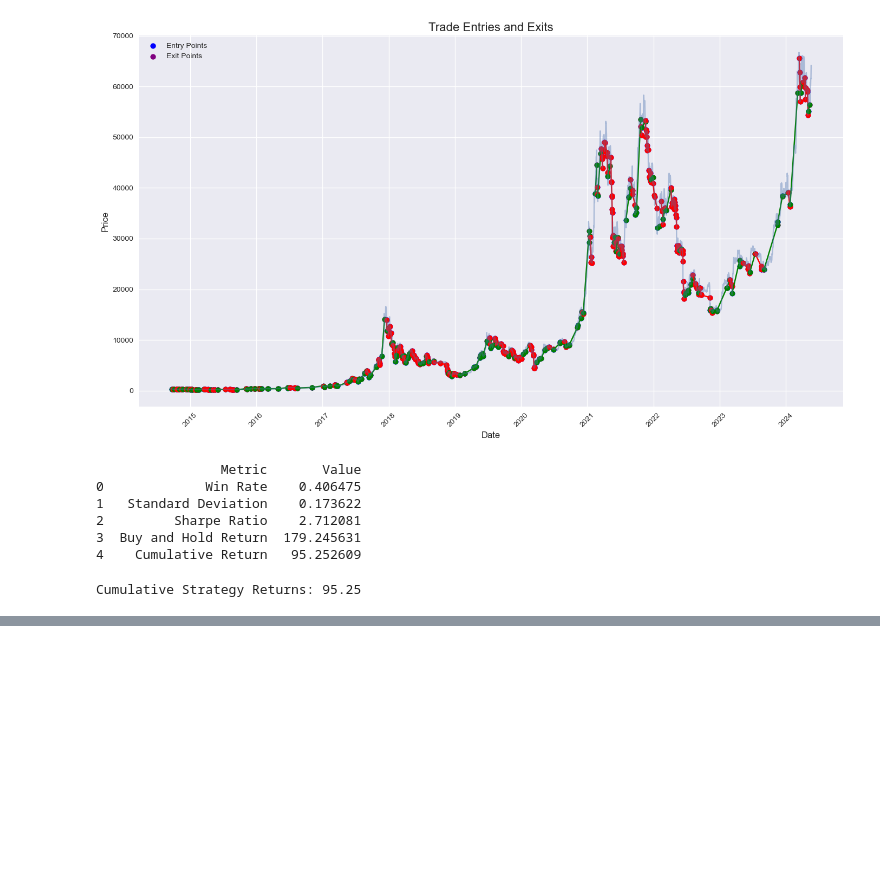
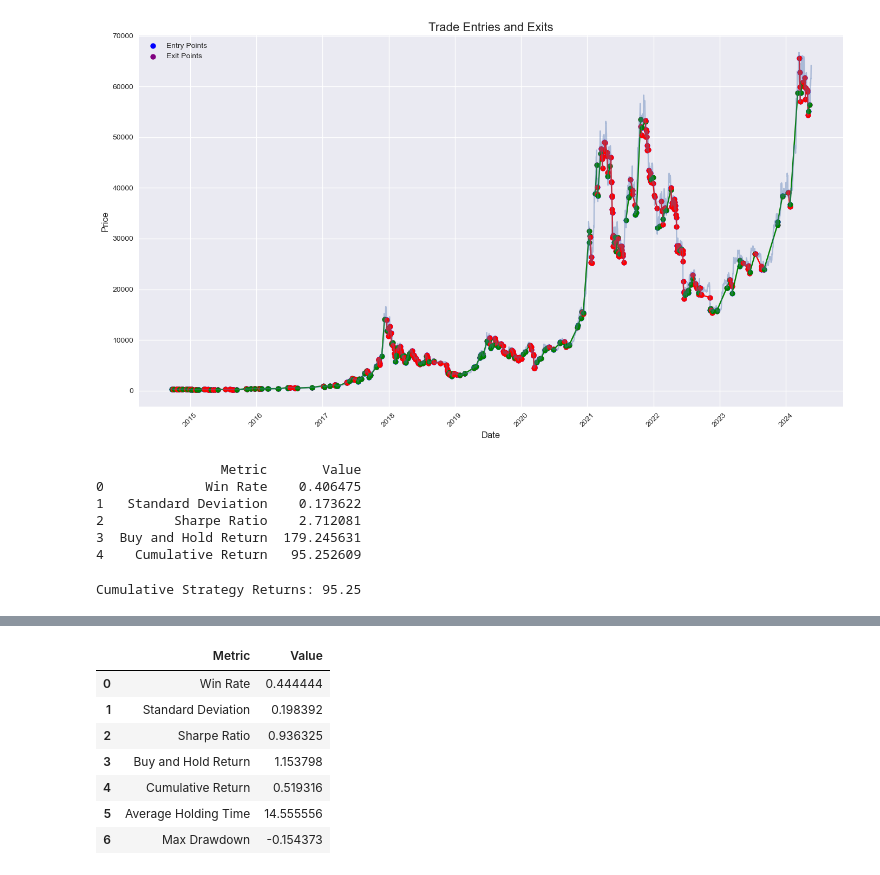
Before and after one commit to datadham/TradingStrategy, a Jupyter notebook: notebooks/03_StrategyOverview.ipynb, the cells around one changed output, grey strips where cells are left out. Cells and saved outputs as stored; diff of their text form; code cells hidden in the pictures; blank space fills up the shorter version.

```diff
--- a/notebooks/03_StrategyOverview.ipynb
+++ b/notebooks/03_StrategyOverview.ipynb
@@ -162,5 +169,29 @@ showtrades(trades = trades,Close = hist['Close'], annot=False)
 # %% [output]
 [figure]
 # %%
-# Calculate returns for each trade
-trades['return'] = (trades['exit_price'] - trades['entry_price']) / trades['entry_price']
+def performance_df(trades):
+    # Calculate returns for each trade
+    trades['return'] = (trades['exit_price'] - trades['entry_price']) / trades['entry_price']
+    trades['holding_time'] = (trades['exit_date'] - trades['entry_date']).dt.days
+
+    # Calculate performance metrics
+    win_rate = (trades['return'] > 0).mean()
+    cum_return = (1 + trades['return']).prod() - 1
+    std_dev = trades['return'].std()
+    sharpe_ratio = trades['return'].mean() / trades['return'].std() * np.sqrt(len(trades))
+    buy_and_hold_return = (trades['exit_price'].iloc[-1] - trades['entry_price'].iloc[0]) / trades['entry_price'].iloc[0]
+    avg_holding_time = trades['holding_time'].mean()
+
+    # Calculate maximum drawdown
+    trades['cumulative_return'] = (1 + trades['return']).cumprod()
+    cumulative_max = trades['cumulative_return'].cummax()
+    drawdown = (trades['cumulative_return'] - cumulative_max) / cumulative_max
+    max_drawdown = drawdown.min()
+
+    # Report performance
+    performance_report = pd.DataFrame({
+        'Metric': ['Win Rate', 'Standard Deviation', 'Sharpe Ratio', 'Buy and Hold Return', 'Cumulative Return', 'Average Holding Time', 'Max Drawdown'],
+        'Value': [win_rate, std_dev, sharpe_ratio, buy_and_hold_return, cum_return, avg_holding_time, max_drawdown]
+    })
+
+    return performance_report
@@ -195,0 +281,11 @@ Cumulative Strategy Returns: 95.25
+# %%
+performance_df(trades)
+# %% [output]
+|  | Metric | Value |
+| 0 | Win Rate | 0.444444 |
+| 1 | Standard Deviation | 0.198392 |
+| 2 | Sharpe Ratio | 0.936325 |
+| 3 | Buy and Hold Return | 1.153798 |
+| 4 | Cumulative Return | 0.519316 |
+| 5 | Average Holding Time | 14.555556 |
+| 6 | Max Drawdown | -0.154373 |
```
Also changed, not shown: parts of 9 cells of this notebook, 1 other file.
